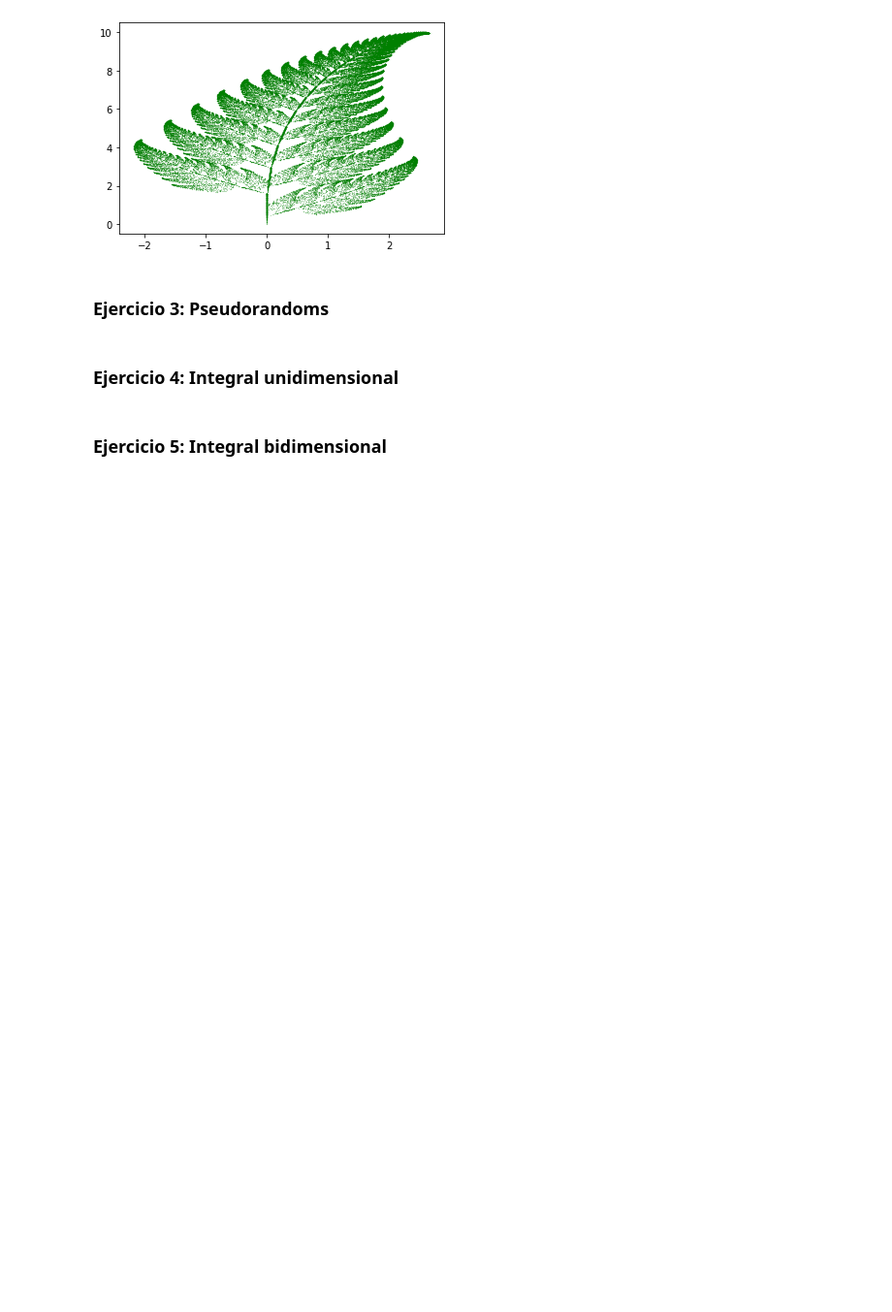
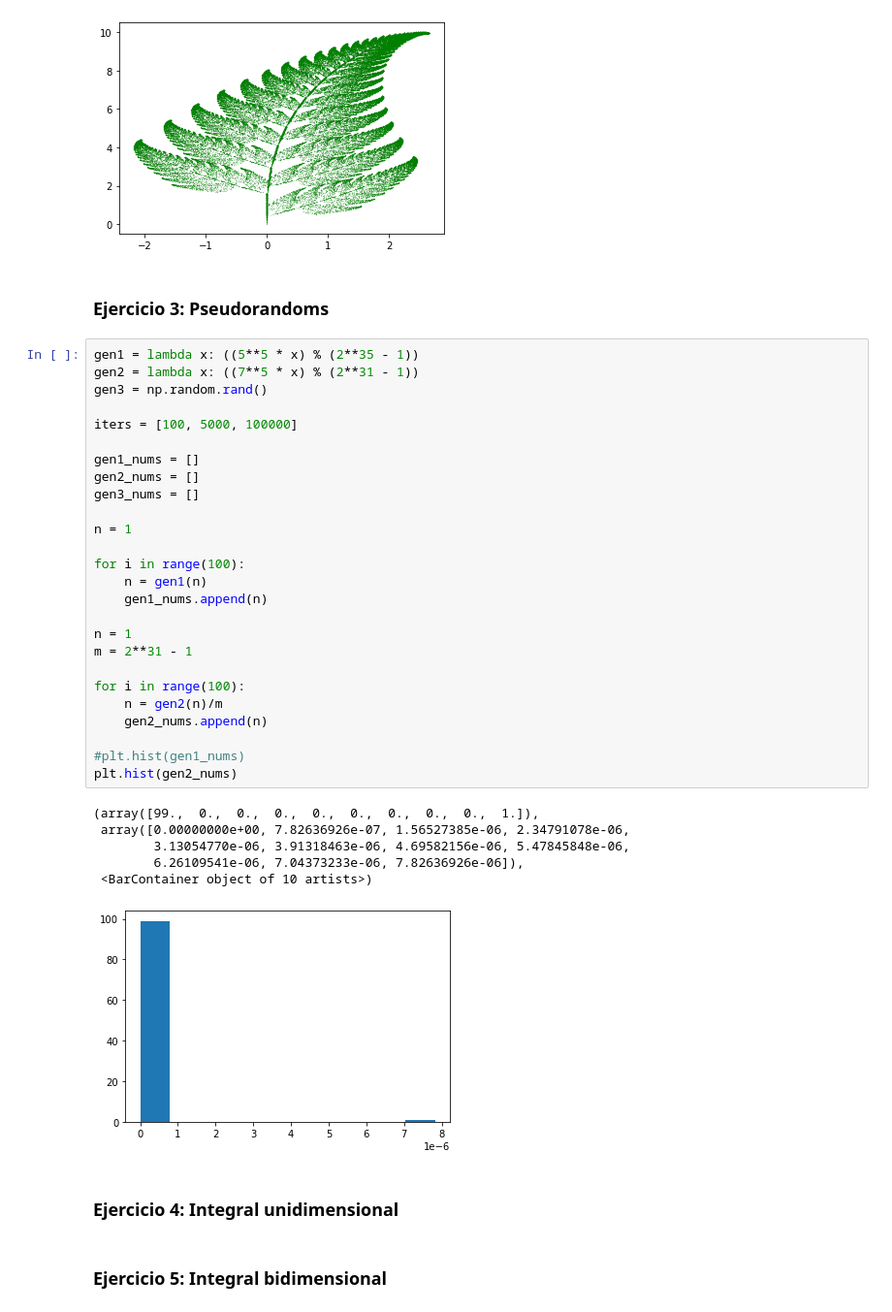
Before and after one commit to RodrigoZea/MiniproyectoModSim, a Jupyter notebook: miniproyecto1.ipynb, the cells around one changed output. Shown: that part at 97% size. Saved outputs shown, nothing was run; the diff lists cells and outputs as text; blank space fills up the shorter version.

```diff
--- a/miniproyecto1.ipynb
+++ b/miniproyecto1.ipynb
@@ -37,6 +66,39 @@ plt.show()
 [figure]
 # %% [markdown]
 ### Ejercicio 3: Pseudorandoms
+# %%
+gen1 = lambda x: ((5**5 * x) % (2**35 - 1))
+gen2 = lambda x: ((7**5 * x) % (2**31 - 1))
+gen3 = np.random.rand()
+
+iters = [100, 5000, 100000]
+
+gen1_nums = []
+gen2_nums = []
+gen3_nums = []
+
+n = 1
+
+for i in range(100):
+    n = gen1(n)
+    gen1_nums.append(n)
+
+n = 1
+m = 2**31 - 1
+
+for i in range(100):
+    n = gen2(n)/m
+    gen2_nums.append(n)
+
+#plt.hist(gen1_nums)
+plt.hist(gen2_nums)
+# %% [output]
+(array([99.,  0.,  0.,  0.,  0.,  0.,  0.,  0.,  0.,  1.]),
+ array([0.00000000e+00, 7.82636926e-07, 1.56527385e-06, 2.34791078e-06,
+        3.13054770e-06, 3.91318463e-06, 4.69582156e-06, 5.47845848e-06,
+        6.26109541e-06, 7.04373233e-06, 7.82636926e-06]),
+ <BarContainer object of 10 artists>)
+[figure, added]
 # %% [markdown]
 ### Ejercicio 4: Integral unidimensional
 # %% [markdown]
```
Also changed, not shown: parts of 1 cell of this notebook.
